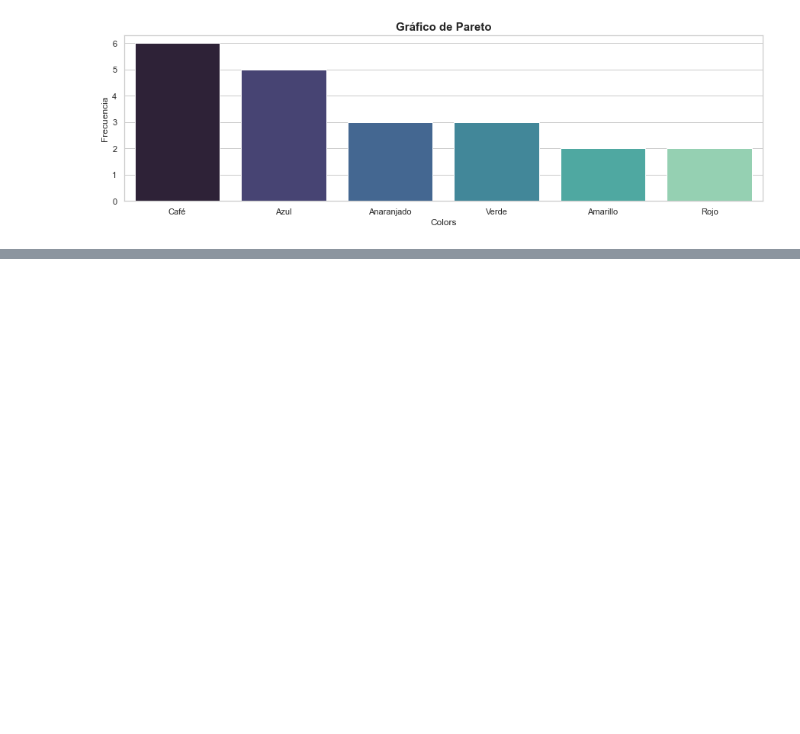
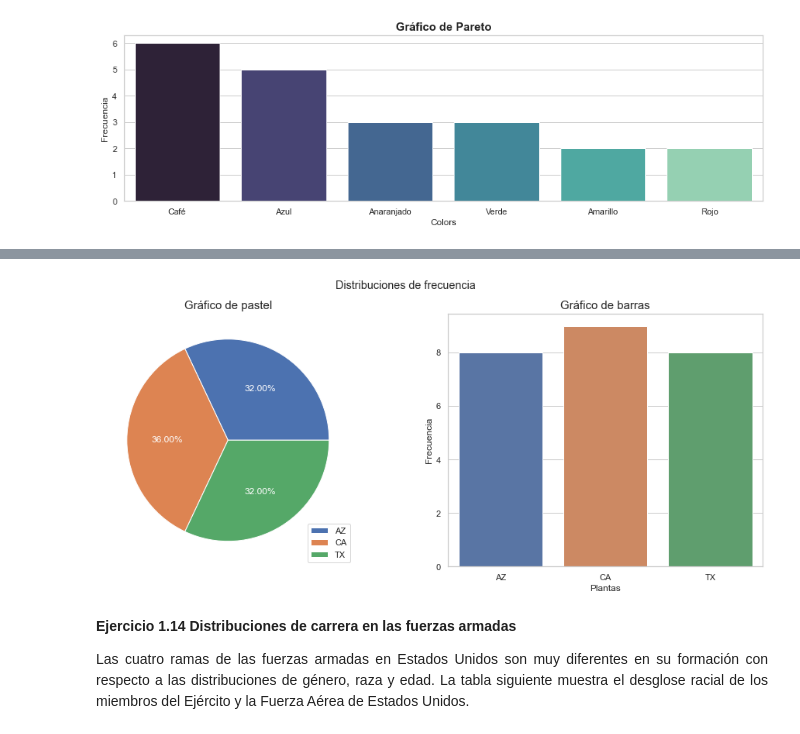
Before and after one commit to JuanFeA98/Estadistica_Probabilidad, a Jupyter notebook: Introduccion a la Probabilidad y Estadistica - Mendenhall & Beaver/1. Descripcion de datos por medio de graficas.ipynb, the cells around one changed output, grey strips where cells are left out. Cells and saved outputs as stored; diff of their text form; code cells hidden in the pictures; blank space fills up the shorter version.

```diff
--- a/Introduccion a la Probabilidad y Estadistica - Mendenhall & Beaver/1. Descripcion de datos por medio de graficas.ipynb
+++ b/Introduccion a la Probabilidad y Estadistica - Mendenhall & Beaver/1. Descripcion de datos por medio de graficas.ipynb
@@ -121,0 +169,27 @@ plt.show()
+# %%
+jeans = pd.DataFrame(jeans)
+jeans.columns=['Plantas']
+jeans['Frecuencia'] = 1
+# %%
+df = jeans.groupby('Plantas').count()
+# %%
+fig, ax = plt.subplots(1, 2, figsize=(16, 6))
+fig.suptitle('Distribuciones de frecuencia')
+
+ax[0].set_title('Gráfico de pastel', fontdict={'fontsize':15})
+ax[0].pie(df['Frecuencia'], autopct='%1.2f%%', textprops={'color': 'white'})
+ax[0].legend(df.index, loc='lower right')
+
+ax[1].set_title('Gráfico de barras', fontdict={'fontsize':15})
+sns.barplot(ax=ax[1], data=df, x=df.index, y='Frecuencia')
+
+plt.show()
+# %% [output]
+[figure, added]
+# %% [markdown]
+**Ejercicio 1.14 Distribuciones de carrera en las fuerzas armadas**
+
+<p style='text-align: justify'>
+Las cuatro ramas de las fuerzas armadas en Estados Unidos son muy diferentes en su formación con respecto a las distribuciones de género, raza y edad. La tabla siguiente muestra el desglose racial de
+los miembros del Ejército y la Fuerza Aérea de Estados Unidos.
+</p>
```
Also changed, not shown: parts of 12 cells of this notebook.
